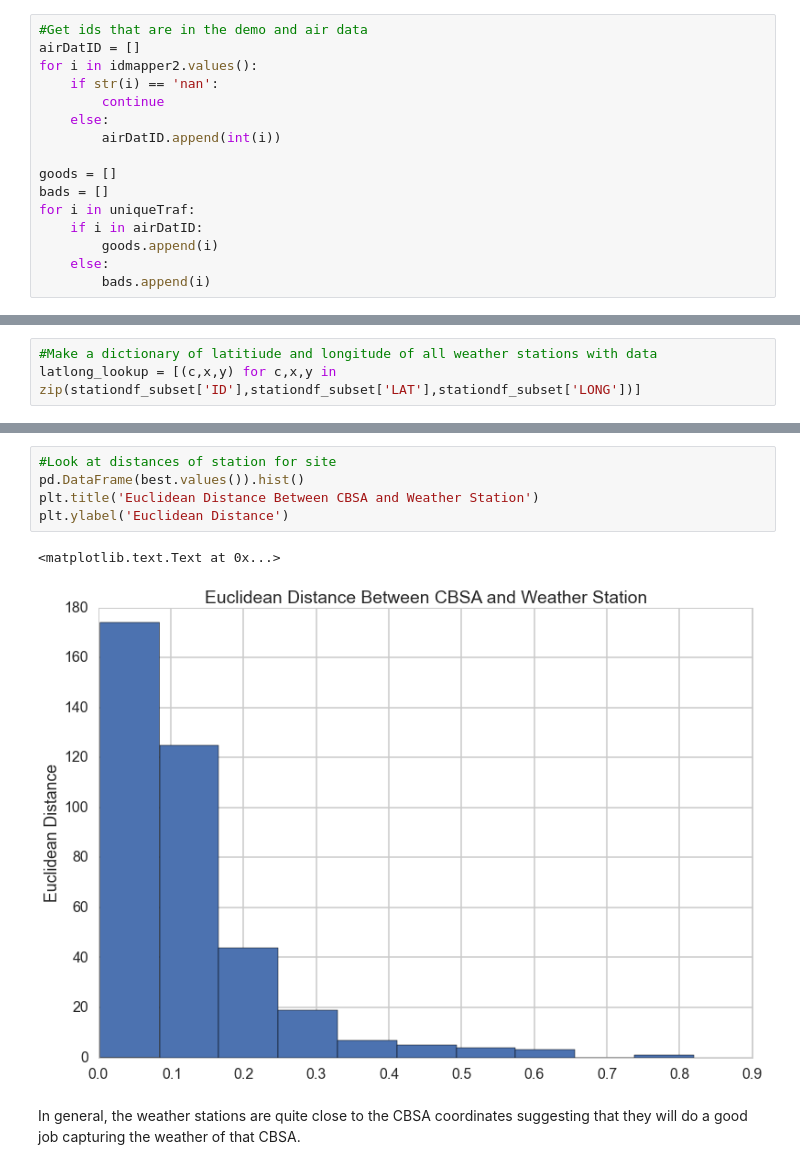
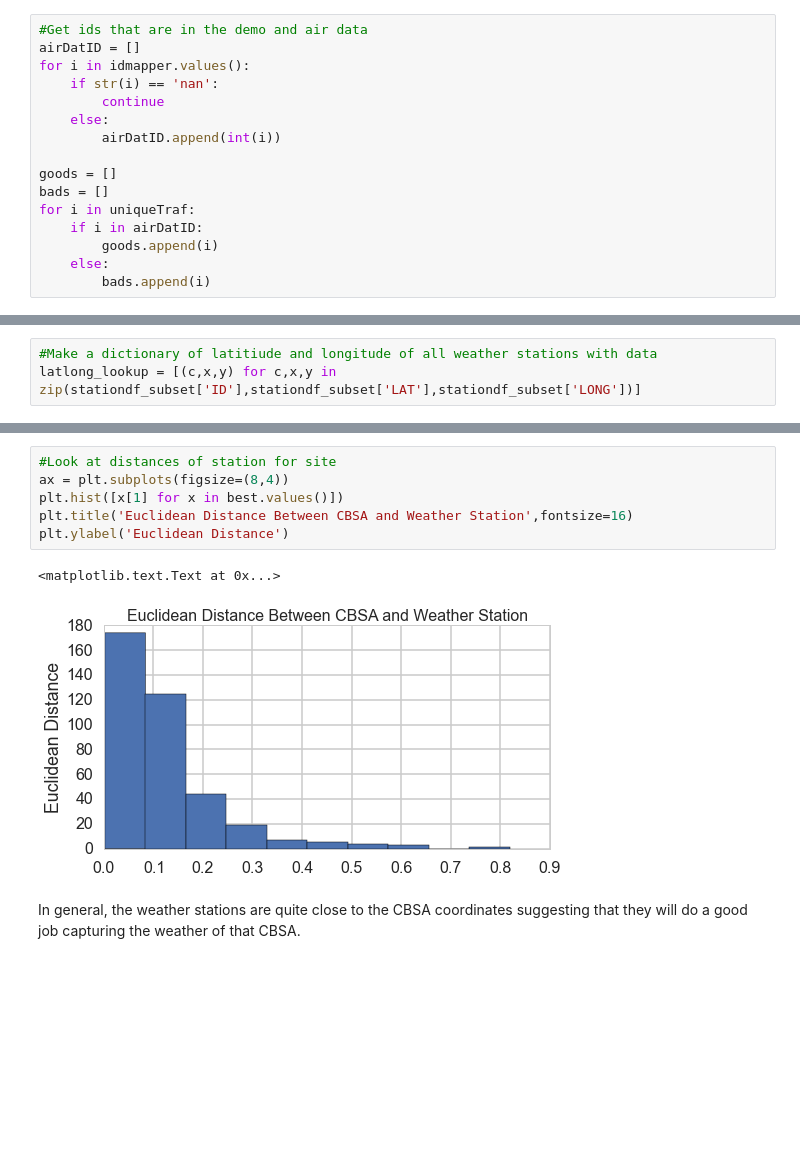
Before and after one commit to mchaffin17/AirPollutionFinalProject, a Jupyter notebook: DataCollection&Cleaning.ipynb, the cells around one changed output, grey strips where cells are left out. Saved outputs shown, nothing was run; the diff lists cells and outputs as text; blank space fills up the shorter version.

```diff
--- a/DataCollection&Cleaning.ipynb
+++ b/DataCollection&Cleaning.ipynb
@@ -421,7 +417,7 @@ uniqueTraf = trafDatClean['id'].unique()
 # %%
 #Get ids that are in the demo and air data
 airDatID = []
-for i in idmapper2.values():
+for i in idmapper.values():
     if str(i) == 'nan':
         continue
     else:
@@ -815,12 +851,13 @@ for city, la, lo in zip(YearDat['CBSA Name'],YearDat['Latitude'],YearDat['Longit
                 best[city] = (lookup[0],dist)
 # %%
 #Look at distances of station for site
-pd.DataFrame(best.values()).hist()
-plt.title('Euclidean Distance Between CBSA and Weather Station')
+ax = plt.subplots(figsize=(8,4))
+plt.hist([x[1] for x in best.values()])
+plt.title('Euclidean Distance Between CBSA and Weather Station',fontsize=16)
 plt.ylabel('Euclidean Distance')
 # %% [output]
 <matplotlib.text.Text at 0x...>
-[figure, old version]
+[figure, new version]
 # %% [markdown]
 In general, the weather stations are quite close to the CBSA coordinates suggesting that they will do a good job capturing the weather of that CBSA.
 # %%
```
Also changed, not shown: parts of 97 cells of this notebook, 7 other files.
